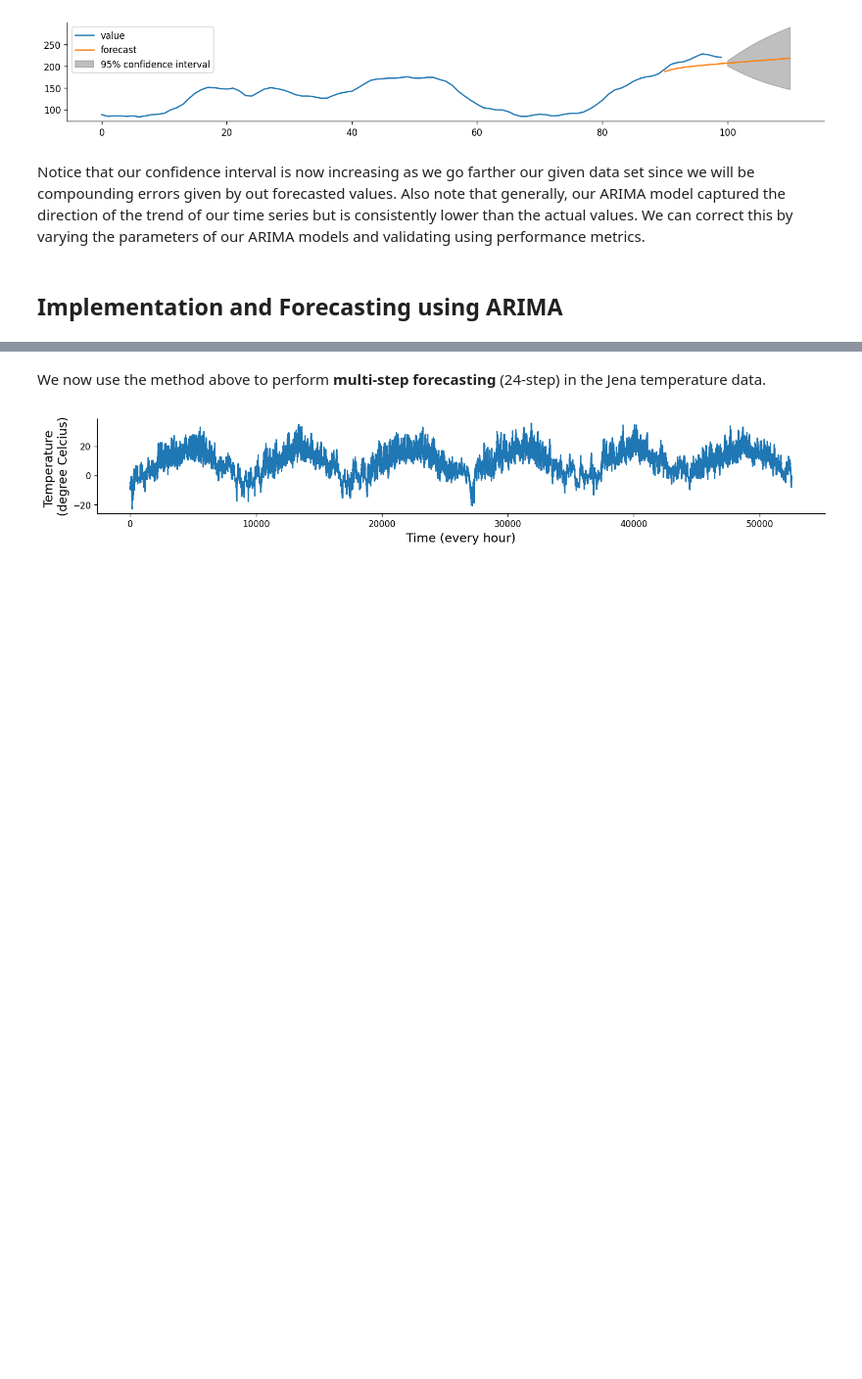
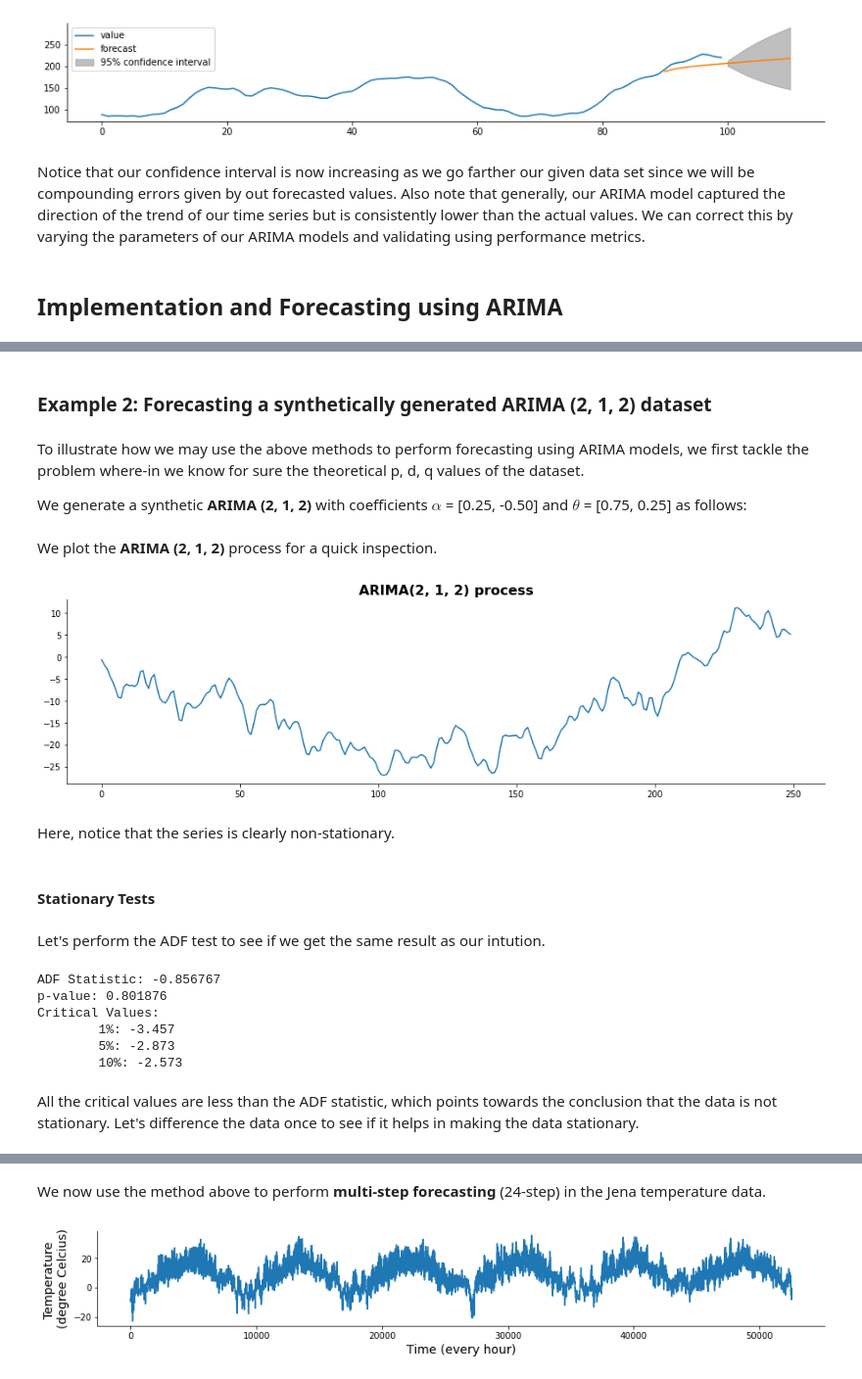
Before and after one commit to norbertgerena/time_series_handbook, a Jupyter notebook: 01_AutoRegressiveIntegratedMovingAverage/01_AutoRegressiveIntegratedMovingAverage.ipynb, the cells around one changed output, grey strips where cells are left out. Shown at 98% size. Drawn from its saved outputs; the diff is of its cells as text; code cells hidden in the pictures; blank space fills up the shorter version.

Commit message:
Add synthetic example

```diff
--- a/01_AutoRegressiveIntegratedMovingAverage/01_AutoRegressiveIntegratedMovingAverage.ipynb
+++ b/01_AutoRegressiveIntegratedMovingAverage/01_AutoRegressiveIntegratedMovingAverage.ipynb
@@ -490,0 +574,51 @@ def evaluate_models(dataset, p_values, d_values, q_values):
+# %% [markdown]
+### Example 2: Forecasting a synthetically generated ARIMA (2, 1, 2) dataset
+# %% [markdown]
+To illustrate how we may use the above methods to perform forecasting using ARIMA models, we first tackle the problem where-in we know for sure the theoretical p, d, q values of the dataset.
+
+We generate a synthetic **ARIMA (2, 1, 2)** with coefficients $\alpha$ = [0.25, -0.50] and $\theta$ = [0.75, 0.25] as follows:
+# %%
+from statsmodels.tsa import arima_process
+
+# Set the size variable and random seed
+size = 250
+np.random.seed(1337)
+
+# Set parameters, phi values should be negative of what we expect
+alpha = np.array([1, -0.25, 0.50])
+theta = np.array([1, 0.75, 0.25])
+
+# Generate the ARIMA (2, 0, 2) process
+arima_2_0_2 = arima_process.arma_generate_sample(alpha, theta, 250)
+
+# From ARIMA (2, 0, 2), generate ARIMA (2, 1, 2) using cumulative sum
+arima_2_1_2 = arima_2_0_2.cumsum()
+# %% [markdown]
+We plot the **ARIMA (2, 1, 2)** process for a quick inspection.
+# %%
+ax = pd.Series(arima_2_1_2).plot()
+ax.set_title("ARIMA(2, 1, 2) process");
+# %% [output]
+[figure, added]
+# %% [markdown]
+Here, notice that the series is clearly non-stationary.
+# %% [markdown]
+#### Stationary Tests
+# %% [markdown]
+Let's perform the ADF test to see if we get the same result as our intution.
+# %%
+result = adfuller(arima_2_1_2)
+print('ADF Statistic: %f' % result[0])
+print('p-value: %f' % result[1])
+print('Critical Values:')
+for key, value in result[4].items():
+    print('\t%s: %.3f' % (key, value))
+# %% [output]
+ADF Statistic: -0.856767
+p-value: 0.801876
+Critical Values:
+        1%: -3.457
+        5%: -2.873
+        10%: -2.573
+# %% [markdown]
+All the critical values are less than the ADF statistic, which points towards the conclusion that the data is not stationary. Let's difference the data once to see if it helps in making the data stationary.
```
Also changed, not shown: parts of 43 cells of this notebook.
